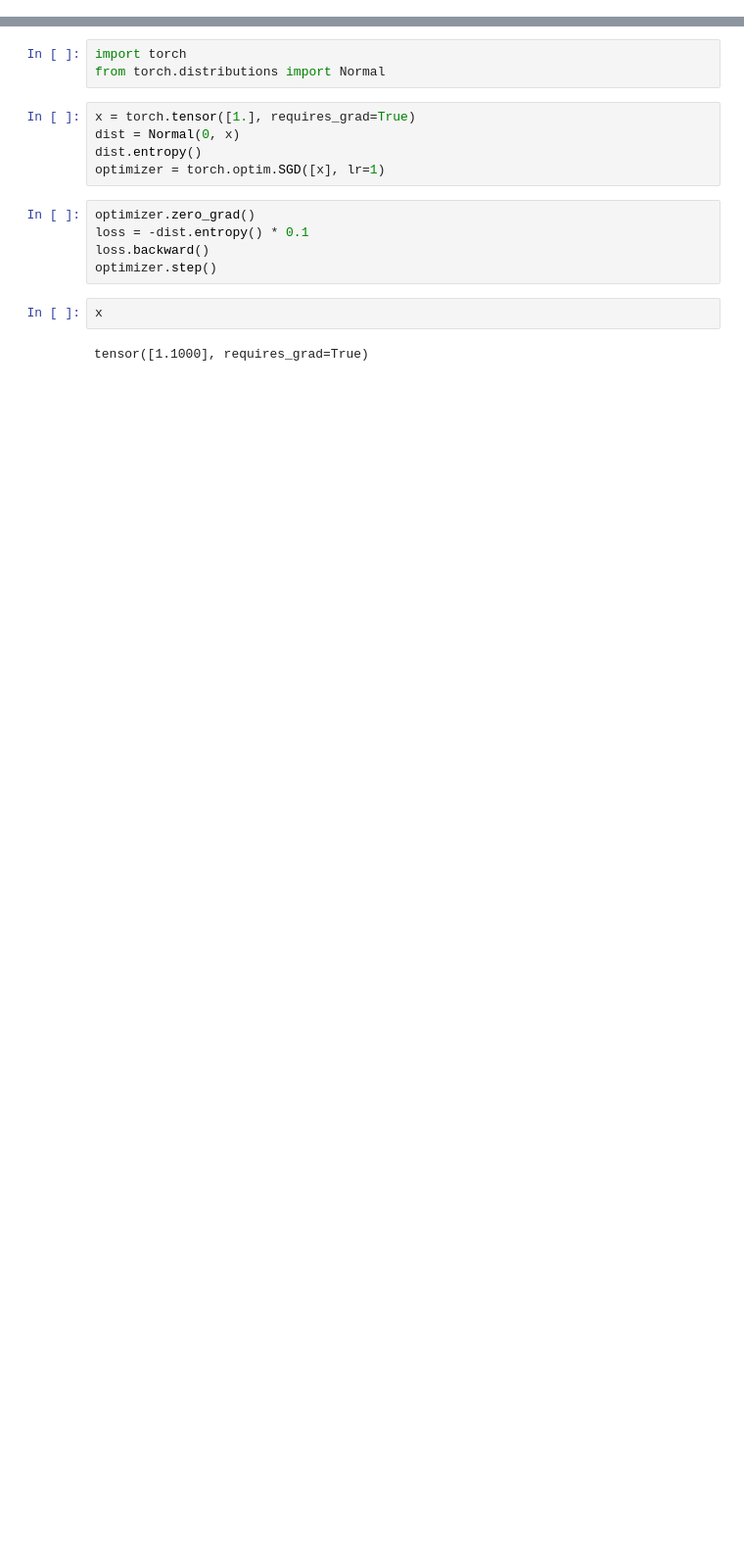
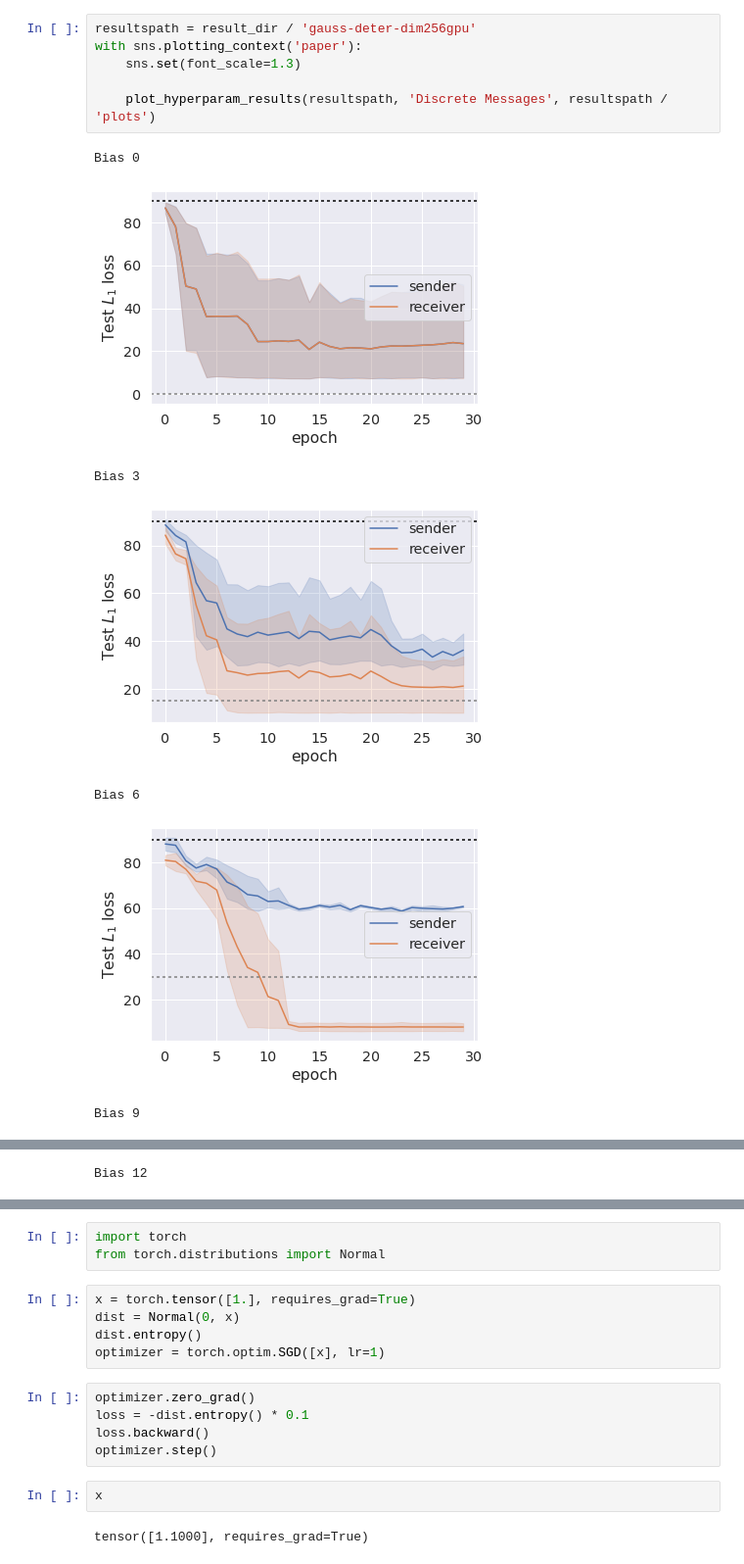
Before and after one commit to mnoukhov/emergent-compete, a Jupyter notebook: notebooks/Best Results Plot.ipynb, the cells around one changed output, grey strips where cells are left out. Shown at 98% size. Drawn from its saved outputs; the diff is of its cells as text; blank space fills up the shorter version.

```diff
--- a/notebooks/Best Results Plot.ipynb
+++ b/notebooks/Best Results Plot.ipynb
@@ -140,0 +163,14 @@ def plot_hyperparam_results(results_dir, label='', savepath=None, last_epochs=10
+# %%
+resultspath = result_dir / 'gauss-deter-dim256gpu'
+with sns.plotting_context('paper'):
+    sns.set(font_scale=1.3)
+
+    plot_hyperparam_results(resultspath, 'Discrete Messages', resultspath / 'plots')
+# %% [output]
+Bias 0
+[figure, added]
+Bias 3
+[figure, added]
+Bias 6
+[figure, added]
+Bias 9
@@ -140,0 +178 @@ def plot_hyperparam_results(results_dir, label='', savepath=None, last_epochs=10
+Bias 12
```
Also changed, not shown: parts of 17 cells of this notebook, 8 other files.
